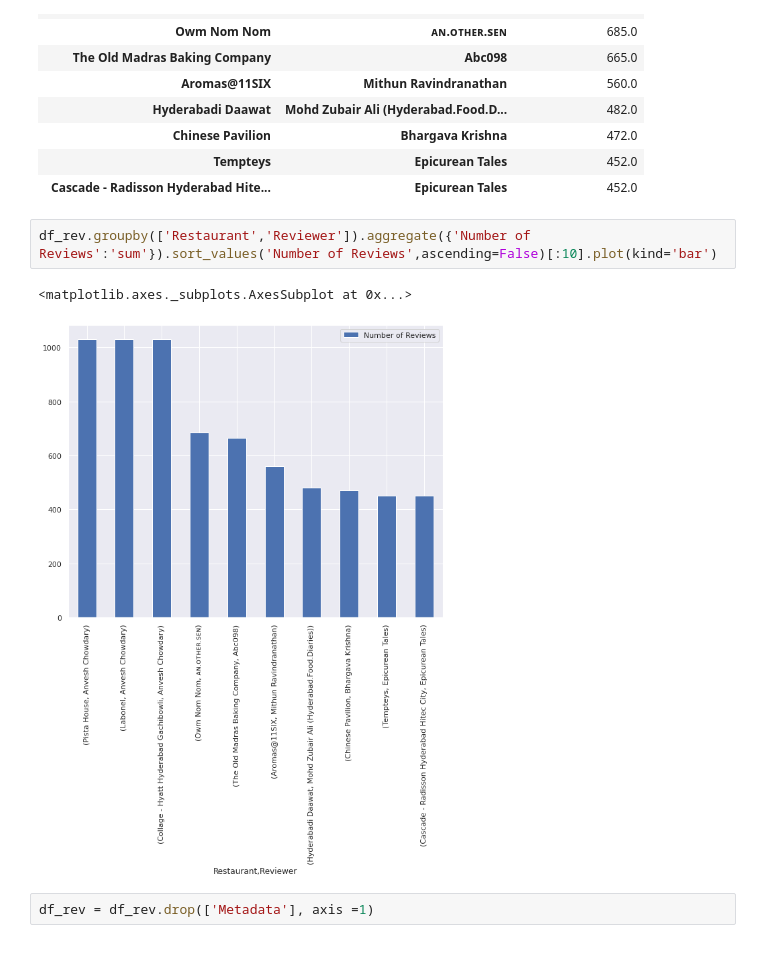
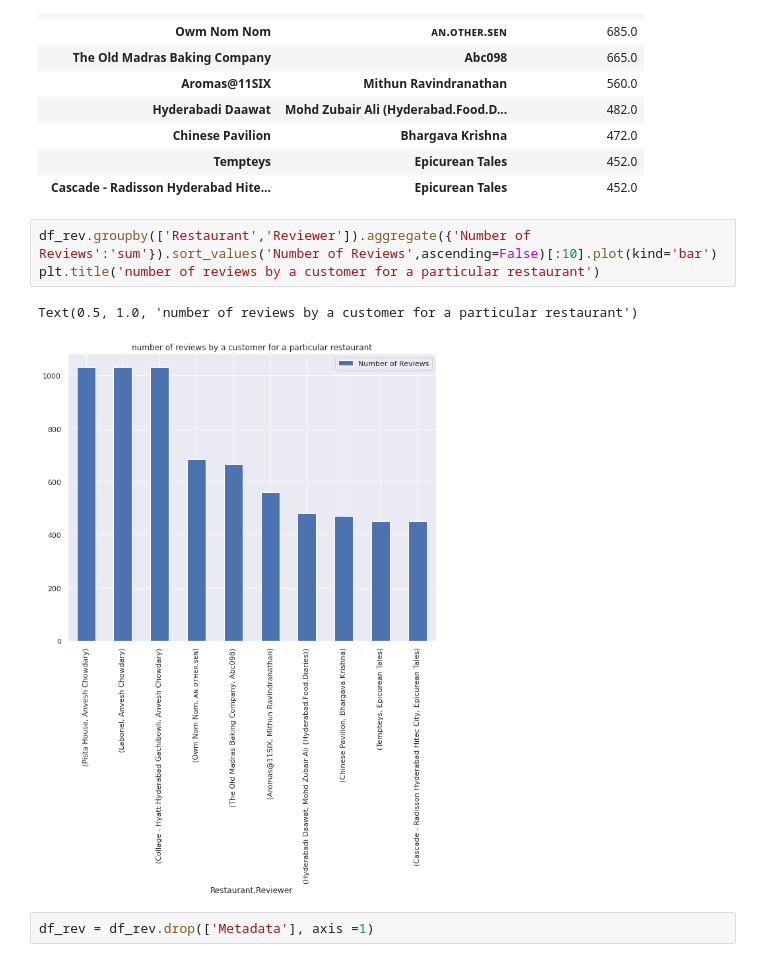
Before and after one commit to dkd99/ZOMATO-RESTAURANT-CLUSTERING-AND-SENTIMENT-ANALYSIS, a Jupyter notebook: ZOMATO_RESTAURANT_CLUSTERING_AND_SENTIMENT_ANALYSIS.ipynb, the cells around one changed output. Drawn from its saved outputs; the diff is of its cells as text.

```diff
--- a/ZOMATO_RESTAURANT_CLUSTERING_AND_SENTIMENT_ANALYSIS.ipynb
+++ b/ZOMATO_RESTAURANT_CLUSTERING_AND_SENTIMENT_ANALYSIS.ipynb
@@ -563,9 +590,10 @@ df_rev.groupby(['Restaurant','Reviewer']).aggregate({'Number of Reviews':'sum'})
 | Cascade - Radisson Hyderabad Hite... | Epicurean Tales | 452.0 |
 # %%
 df_rev.groupby(['Restaurant','Reviewer']).aggregate({'Number of Reviews':'sum'}).sort_values('Number of Reviews',ascending=False)[:10].plot(kind='bar')
+plt.title('number of reviews by a customer for a particular restaurant')
 # %% [output]
-<matplotlib.axes._subplots.AxesSubplot at 0x...>
+Text(0.5, 1.0, 'number of reviews by a customer for a particular restaurant')
-[figure, old version]
+[figure, new version]
 # %%
 df_rev = df_rev.drop(['Metadata'], axis =1)
 # %%
```
Also changed, not shown: parts of 29 cells of this notebook.
